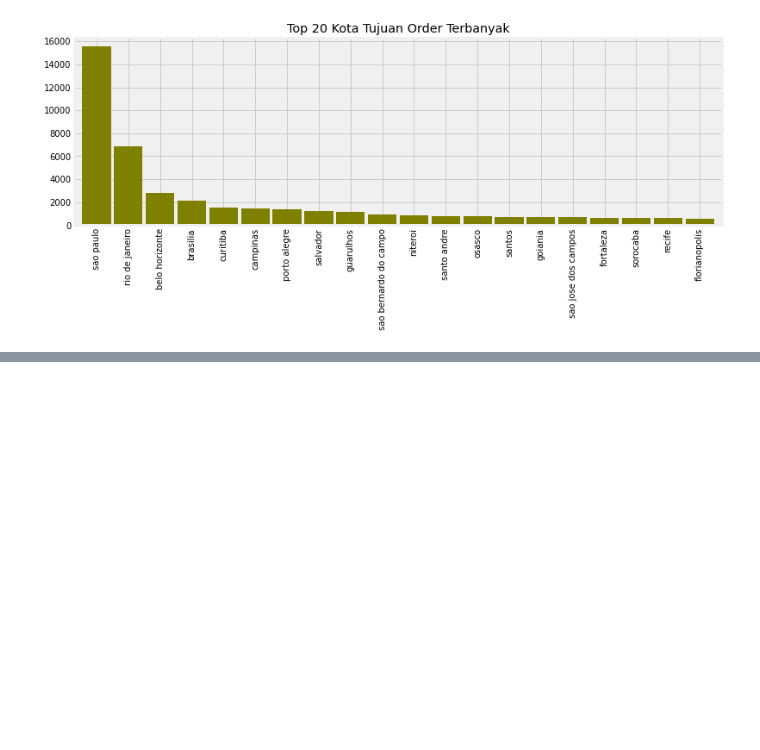
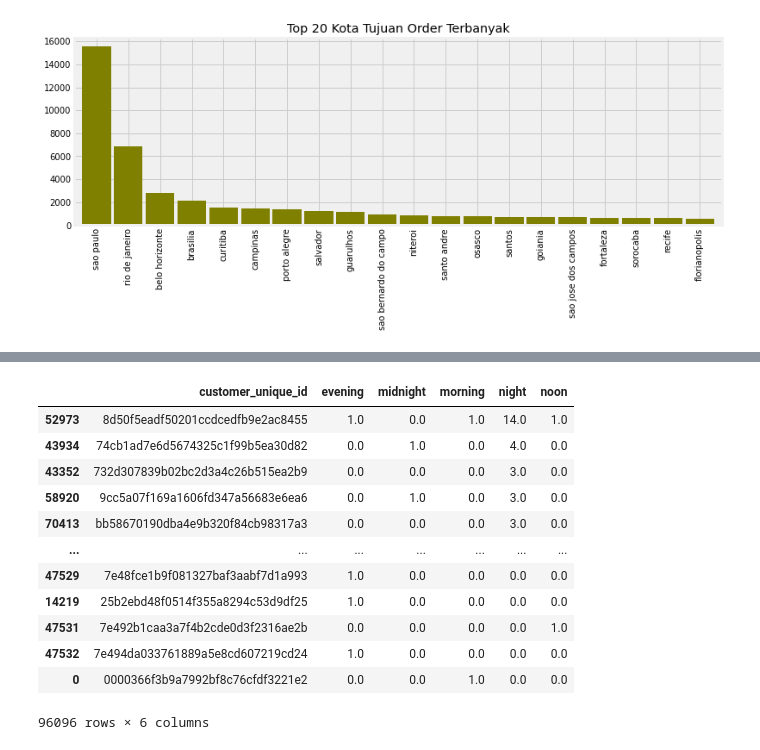
Before and after one commit to latifaahu/kaggle-brazilian, a Jupyter notebook: 03-latifah-hukma-shobiyya.ipynb, the cells around one changed output, grey strips where cells are left out. Saved outputs shown, nothing was run; the diff lists cells and outputs as text; code cells hidden in the pictures; blank space fills up the shorter version.

```diff
--- a/03-latifah-hukma-shobiyya.ipynb
+++ b/03-latifah-hukma-shobiyya.ipynb
@@ -503,0 +559,25 @@ a.plot(kind='bar', color='olive', width=0.9, figsize=(12,4), title='Top 20 Kota
+# %%
+cust_orders = orders.iloc[:,[1,3]].merge(cust, on='customer_id')
+cust_orders = cust_orders.iloc[:,:3]
+
+# ambil waktunya
+cust_orders['purchase_time'] = cust_orders['order_purchase_timestamp'].str.split().str.get(1)
+cust_orders['purchase_time'] = cust_orders['purchase_time'].str.split(':').str.get(0)
+cust_orders['purchase_time'] = cust_orders['purchase_time'].astype(int)
+
+# menentukan waktu
+def func(row):
+    if row['purchase_time'] >= 6 and row['purchase_time'] < 12:
+        return 'morning'
+    elif row['purchase_time'] >= 12 and row['purchase_time'] < 16:
+        return 'noon'
+    elif row['purchase_time'] >= 16 and row['purchase_time'] < 19:
+        return 'evening'
+    elif row['purchase_time'] >= 19 and row['purchase_time'] < 24:
+        return 'night'
+    else:
+        return 'midnight'
+
+cust_orders['purchase_time'] = cust_orders.apply(func, axis=1)
+
+cust_orders
@@ -503,0 +598,27 @@ a.plot(kind='bar', color='olive', width=0.9, figsize=(12,4), title='Top 20 Kota
+# %%
+# ambil frequency waktu purchase masing-masing customer
+cust_orders_time = cust_orders[['customer_unique_id','purchase_time','customer_id']].groupby(['customer_unique_id','purchase_time']).count().reset_index()
+
+# buat feature baru
+cust_orders_time = cust_orders_time.pivot_table('customer_id', ['customer_unique_id'], 'purchase_time')
+
+# handling NaN
+cust_orders_time = cust_orders_time.fillna(0)
+
+# showing dataframe
+cust_orders_time = cust_orders_time.rename_axis(None, axis=1).reset_index()
+cust_orders_time.sort_values(by='night', ascending=False)
+# %% [output]
+|  | customer_unique_id | evening | midnight | morning | night | noon |
+| 52973 | 8d50f5eadf50201ccdcedfb9e2ac8455 | 1.0 | 0.0 | 1.0 | 14.0 | 1.0 |
+| 43934 | 74cb1ad7e6d5674325c1f99b5ea30d82 | 0.0 | 1.0 | 0.0 | 4.0 | 0.0 |
+| 43352 | 732d307839b02bc2d3a4c26b515ea2b9 | 0.0 | 0.0 | 0.0 | 3.0 | 0.0 |
+| 58920 | 9cc5a07f169a1606fd347a56683e6ea6 | 0.0 | 1.0 | 0.0 | 3.0 | 0.0 |
+| 70413 | bb58670190dba4e9b320f84cb98317a3 | 0.0 | 0.0 | 0.0 | 3.0 | 0.0 |
+| ... | ... | ... | ... | ... | ... | ... |
+| 47529 | 7e48fce1b9f081327baf3aabf7d1a993 | 1.0 | 0.0 | 0.0 | 0.0 | 0.0 |
+| 14219 | 25b2ebd48f0514f355a8294c53d9df25 | 1.0 | 0.0 | 0.0 | 0.0 | 0.0 |
+| 47531 | 7e492b1caa3a7f4b2cde0d3f2316ae2b | 0.0 | 0.0 | 0.0 | 0.0 | 1.0 |
+| 47532 | 7e494da033761889a5e8cd607219cd24 | 1.0 | 0.0 | 0.0 | 0.0 | 0.0 |
+| 0 | 0000366f3b9a7992bf8c76cfdf3221e2 | 0.0 | 0.0 | 1.0 | 0.0 | 0.0 |
+96096 rows × 6 columns
```
Also changed, not shown: parts of 16 cells of this notebook.
